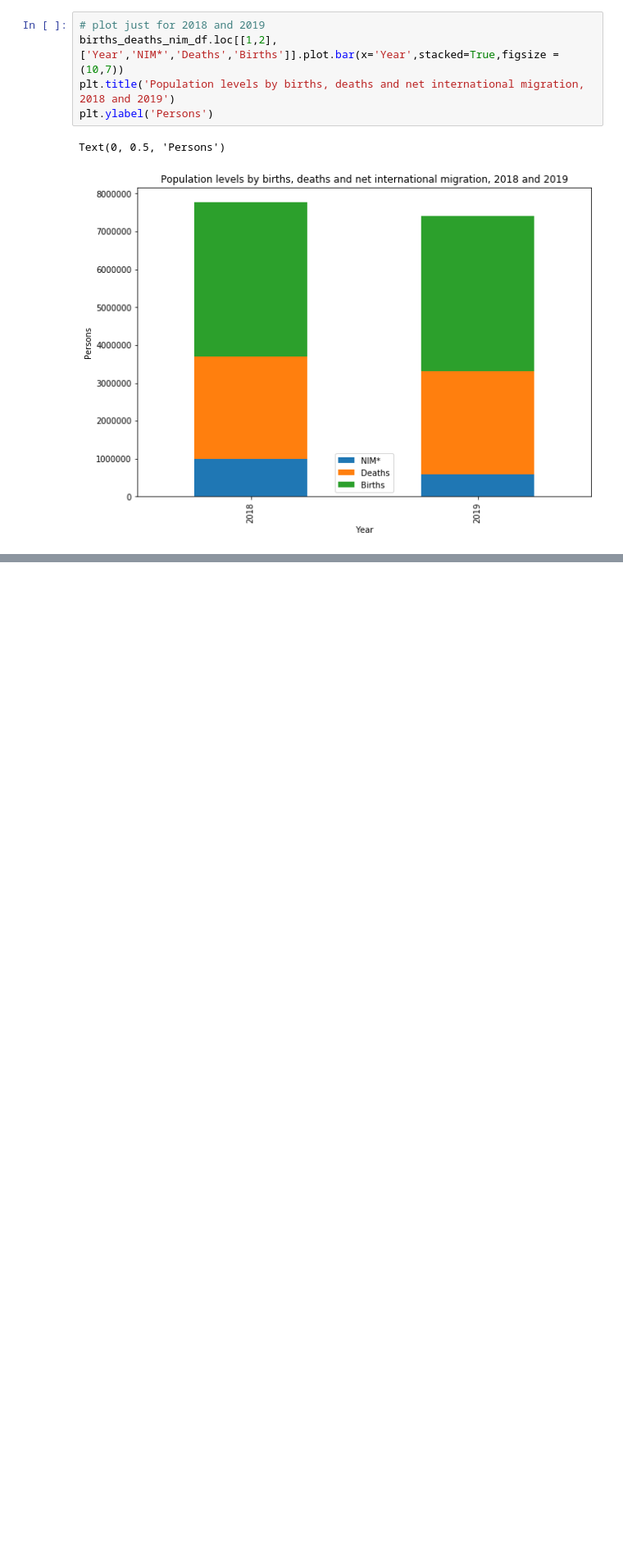
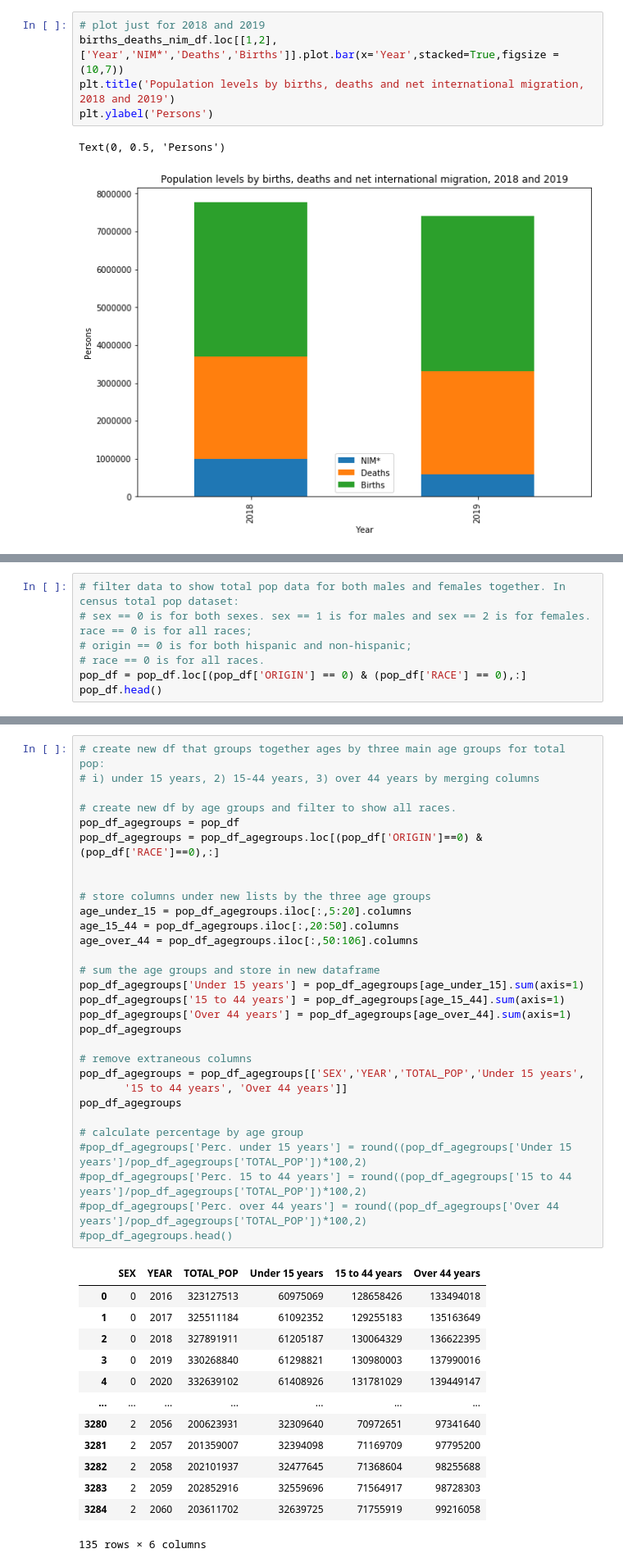
Before and after one commit to plowden/project-1-group-6, a Jupyter notebook: Net International Migration.ipynb, the cells around one changed output, grey strips where cells are left out. Shown at 82% size. Drawn from its saved outputs; the diff is of its cells as text; blank space fills up the shorter version.

```diff
--- a/Net International Migration.ipynb
+++ b/Net International Migration.ipynb
@@ -389,0 +414,7 @@ Text(0, 0.5, 'Persons')
+# %%
+# filter data to show total pop data for both males and females together. In census total pop dataset:
+# sex == 0 is for both sexes. sex == 1 is for males and sex == 2 is for females. race == 0 is for all races;
+# origin == 0 is for both hispanic and non-hispanic;
+# race == 0 is for all races.
+pop_df = pop_df.loc[(pop_df['ORIGIN'] == 0) & (pop_df['RACE'] == 0),:]
+pop_df.head()
@@ -389,0 +429,44 @@ Text(0, 0.5, 'Persons')
+# %%
+# create new df that groups together ages by three main age groups for total pop:
+# i) under 15 years, 2) 15-44 years, 3) over 44 years by merging columns
+
+# create new df by age groups and filter to show all races.
+pop_df_agegroups = pop_df
+pop_df_agegroups = pop_df_agegroups.loc[(pop_df['ORIGIN']==0) & (pop_df['RACE']==0),:]
+
+
+# store columns under new lists by the three age groups
+age_under_15 = pop_df_agegroups.iloc[:,5:20].columns
+age_15_44 = pop_df_agegroups.iloc[:,20:50].columns
+age_over_44 = pop_df_agegroups.iloc[:,50:106].columns
+
+# sum the age groups and store in new dataframe
+pop_df_agegroups['Under 15 years'] = pop_df_agegroups[age_under_15].sum(axis=1)
+pop_df_agegroups['15 to 44 years'] = pop_df_agegroups[age_15_44].sum(axis=1)
+pop_df_agegroups['Over 44 years'] = pop_df_agegroups[age_over_44].sum(axis=1)
+pop_df_agegroups
+
+# remove extraneous columns
+pop_df_agegroups = pop_df_agegroups[['SEX','YEAR','TOTAL_POP','Under 15 years',
+       '15 to 44 years', 'Over 44 years']]
+pop_df_agegroups
+
+# calculate percentage by age group
+#pop_df_agegroups['Perc. under 15 years'] = round((pop_df_agegroups['Under 15 years']/pop_df_agegroups['TOTAL_POP'])*100,2)
+#pop_df_agegroups['Perc. 15 to 44 years'] = round((pop_df_agegroups['15 to 44 years']/pop_df_agegroups['TOTAL_POP'])*100,2)
+#pop_df_agegroups['Perc. over 44 years'] = round((pop_df_agegroups['Over 44 years']/pop_df_agegroups['TOTAL_POP'])*100,2)
+#pop_df_agegroups.head()
+# %% [output]
+|  | SEX | YEAR | TOTAL_POP | Under 15 years | 15 to 44 years | Over 44 years |
+| 0 | 0 | 2016 | 323127513 | 60975069 | 128658426 | 133494018 |
+| 1 | 0 | 2017 | 325511184 | 61092352 | 129255183 | 135163649 |
+| 2 | 0 | 2018 | 327891911 | 61205187 | 130064329 | 136622395 |
+| 3 | 0 | 2019 | 330268840 | 61298821 | 130980003 | 137990016 |
+| 4 | 0 | 2020 | 332639102 | 61408926 | 131781029 | 139449147 |
+| ... | ... | ... | ... | ... | ... | ... |
+| 3280 | 2 | 2056 | 200623931 | 32309640 | 70972651 | 97341640 |
+| 3281 | 2 | 2057 | 201359007 | 32394098 | 71169709 | 97795200 |
+| 3282 | 2 | 2058 | 202101937 | 32477645 | 71368604 | 98255688 |
+| 3283 | 2 | 2059 | 202852916 | 32559696 | 71564917 | 98728303 |
+| 3284 | 2 | 2060 | 203611702 | 32639725 | 71755919 | 99216058 |
+135 rows × 6 columns
```
Also changed, not shown: parts of 8 cells of this notebook.
